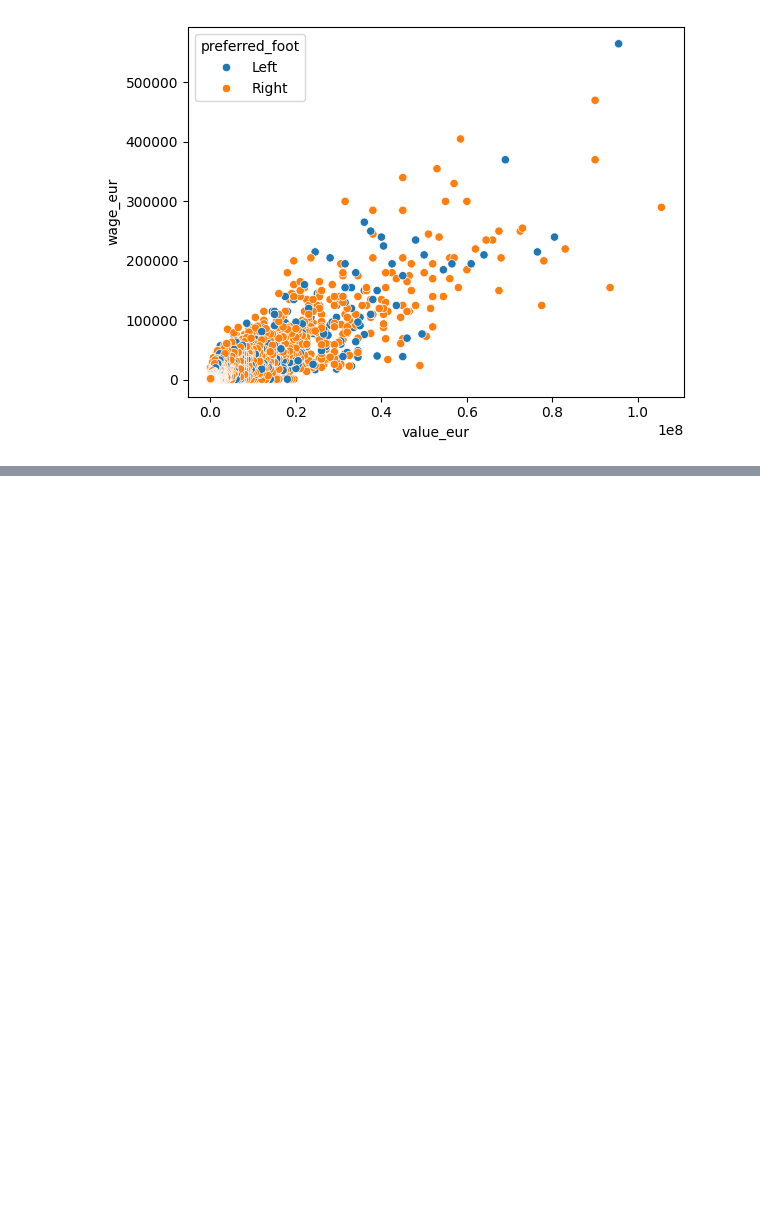
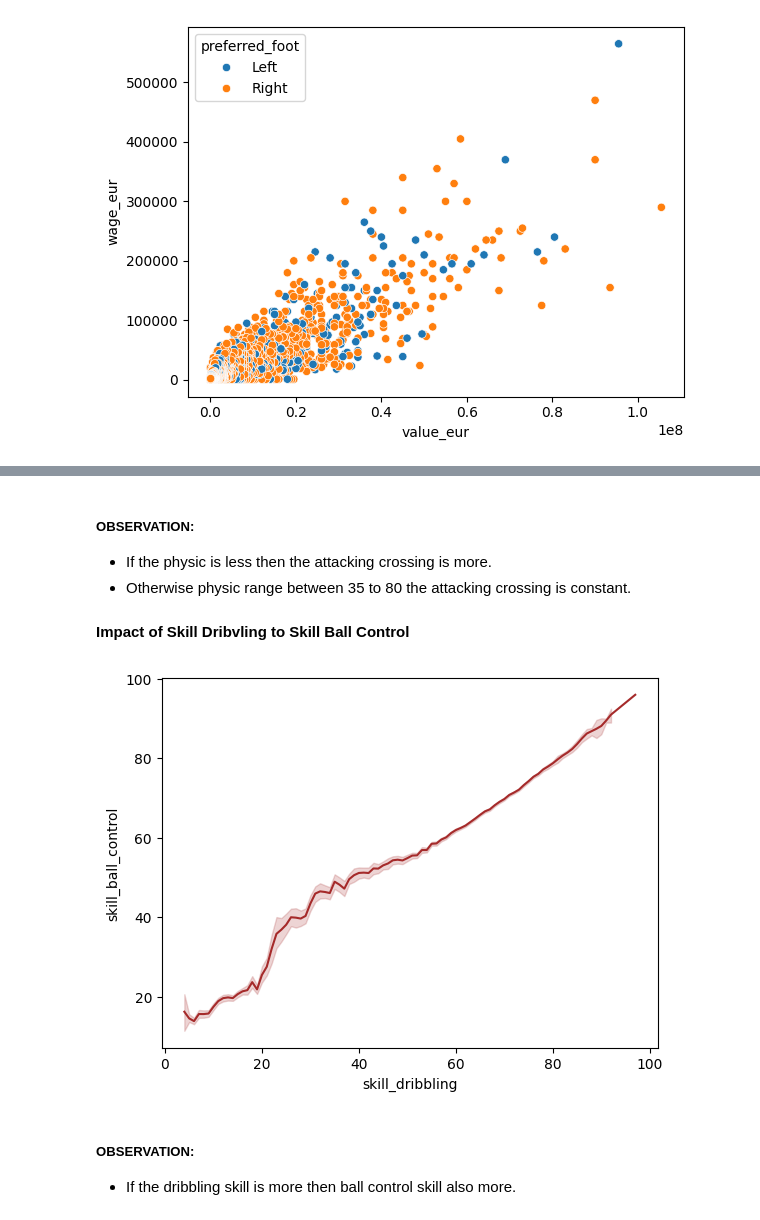
Before and after one commit to SudarshanIngole/Batch-18-2024, a Jupyter notebook: Final_PRCP_FIFA_20.ipynb, the cells around one changed output, grey strips where cells are left out. Cells and saved outputs as stored; diff of their text form; code cells hidden in the pictures; blank space fills up the shorter version.

```diff
--- a/Final_PRCP_FIFA_20.ipynb
+++ b/Final_PRCP_FIFA_20.ipynb
@@ -723,0 +731,14 @@ plt.show()
+# %% [markdown]
+##### OBSERVATION:
+* If the physic is less then the attacking crossing is more.
+* Otherwise physic range between 35 to 80 the attacking crossing is constant.
+# %% [markdown]
+**Impact of Skill Dribvling to Skill Ball Control**
+# %%
+sns.lineplot(x='skill_dribbling',y='skill_ball_control',data=data,color='brown')
+plt.show()
+# %% [output]
+[figure, added]
+# %% [markdown]
+##### OBSERVATION:
+* If the dribbling skill is more then ball control skill also more.
```
Also changed, not shown: parts of 2 cells of this notebook.
